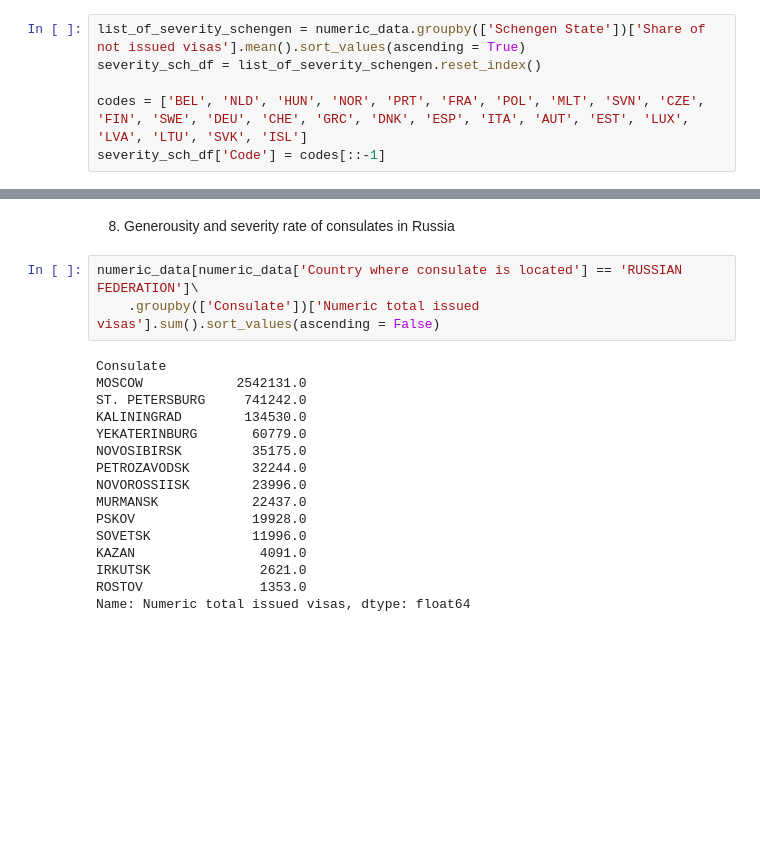
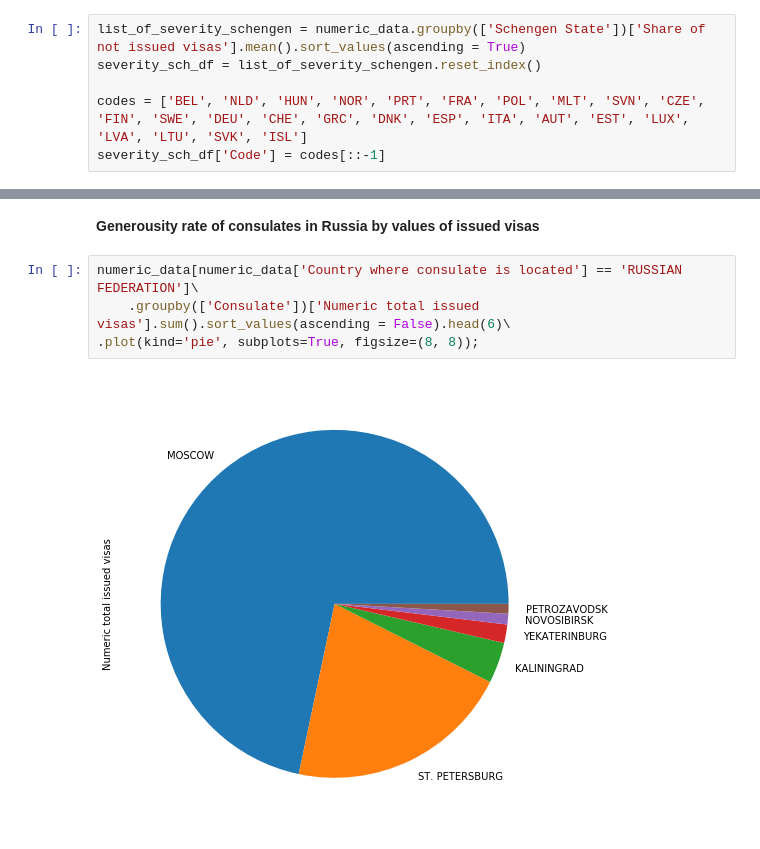
Before and after one commit to Tsukimy/shengen_project, a Jupyter notebook: shengen_project.ipynb, the cells around one changed output, grey strips where cells are left out. Saved outputs shown, nothing was run; the diff lists cells and outputs as text; blank space fills up the shorter version.

```diff
--- a/shengen_project.ipynb
+++ b/shengen_project.ipynb
@@ -336,23 +334,10 @@ mappa(severity_sch_df['Code'], severity_sch_df['Share of not issued visas'],\
 # %% [output]
 [interactive output not drawn]
 # %% [markdown]
-8. Generousity and severity rate of consulates in Russia
+**Generousity rate of consulates in Russia by values of issued visas**
 # %%
 numeric_data[numeric_data['Country where consulate is located'] == 'RUSSIAN FEDERATION']\
-    .groupby(['Consulate'])['Numeric total issued visas'].sum().sort_values(ascending = False)
+    .groupby(['Consulate'])['Numeric total issued visas'].sum().sort_values(ascending = False).head(6)\
+.plot(kind='pie', subplots=True, figsize=(8, 8));
 # %% [output]
-Consulate
-MOSCOW            2542131.0
-ST. PETERSBURG     741242.0
-KALININGRAD        134530.0
-YEKATERINBURG       60779.0
-NOVOSIBIRSK         35175.0
-PETROZAVODSK        32244.0
-NOVOROSSIISK        23996.0
-MURMANSK            22437.0
-PSKOV               19928.0
-SOVETSK             11996.0
-KAZAN                4091.0
-IRKUTSK              2621.0
-ROSTOV               1353.0
-Name: Numeric total issued visas, dtype: float64
+[figure, added]
```
Also changed, not shown: parts of 43 cells of this notebook.
